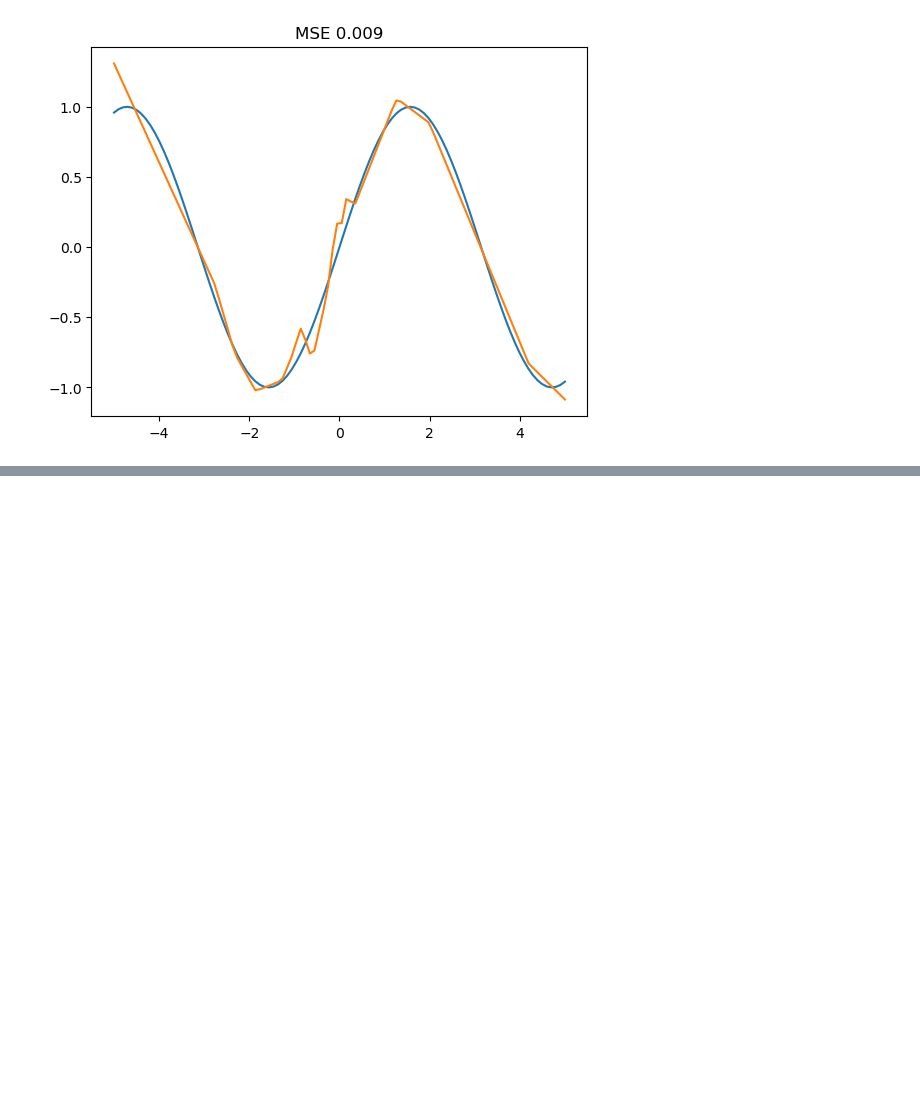
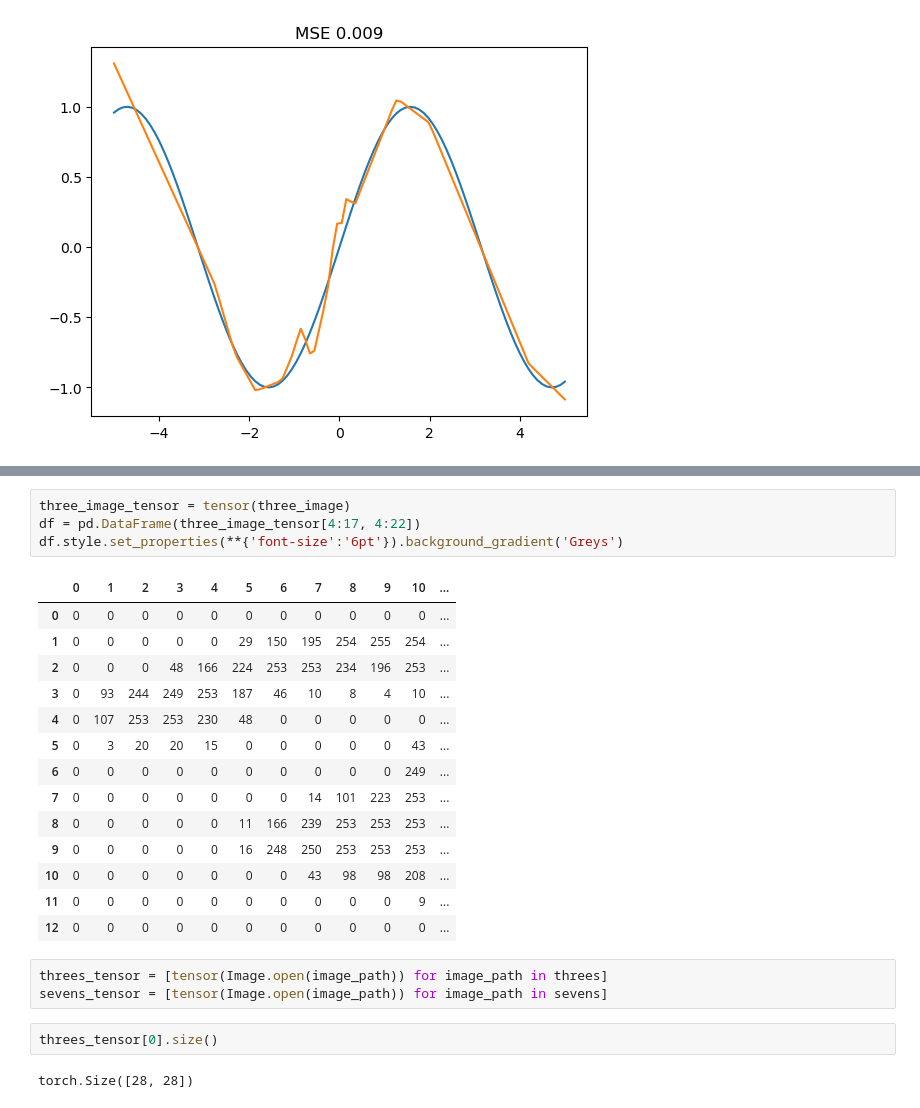
Before and after one commit to Daynil/course22, a Jupyter notebook: 04-experiments.ipynb, the cells around one changed output, grey strips where cells are left out. Cells and saved outputs as stored; diff of their text form; blank space fills up the shorter version.

```diff
--- a/04-experiments.ipynb
+++ b/04-experiments.ipynb
@@ -519,0 +567,26 @@ tensor(0.0098, grad_fn=<MeanBackward0>)
+# %%
+three_image_tensor = tensor(three_image)
+df = pd.DataFrame(three_image_tensor[4:17, 4:22])
+df.style.set_properties(**{'font-size':'6pt'}).background_gradient('Greys')
+# %% [output]
+|  | 0 | 1 | 2 | 3 | 4 | 5 | 6 | 7 | 8 | 9 | 10 | ... |
+| 0 | 0 | 0 | 0 | 0 | 0 | 0 | 0 | 0 | 0 | 0 | 0 | ... |
+| 1 | 0 | 0 | 0 | 0 | 0 | 29 | 150 | 195 | 254 | 255 | 254 | ... |
+| 2 | 0 | 0 | 0 | 48 | 166 | 224 | 253 | 253 | 234 | 196 | 253 | ... |
+| 3 | 0 | 93 | 244 | 249 | 253 | 187 | 46 | 10 | 8 | 4 | 10 | ... |
+| 4 | 0 | 107 | 253 | 253 | 230 | 48 | 0 | 0 | 0 | 0 | 0 | ... |
+| 5 | 0 | 3 | 20 | 20 | 15 | 0 | 0 | 0 | 0 | 0 | 43 | ... |
+| 6 | 0 | 0 | 0 | 0 | 0 | 0 | 0 | 0 | 0 | 0 | 249 | ... |
+| 7 | 0 | 0 | 0 | 0 | 0 | 0 | 0 | 14 | 101 | 223 | 253 | ... |
+| 8 | 0 | 0 | 0 | 0 | 0 | 11 | 166 | 239 | 253 | 253 | 253 | ... |
+| 9 | 0 | 0 | 0 | 0 | 0 | 16 | 248 | 250 | 253 | 253 | 253 | ... |
+| 10 | 0 | 0 | 0 | 0 | 0 | 0 | 0 | 43 | 98 | 98 | 208 | ... |
+| 11 | 0 | 0 | 0 | 0 | 0 | 0 | 0 | 0 | 0 | 0 | 9 | ... |
+| 12 | 0 | 0 | 0 | 0 | 0 | 0 | 0 | 0 | 0 | 0 | 0 | ... |
+# %%
+threes_tensor = [tensor(Image.open(image_path)) for image_path in threes]
+sevens_tensor = [tensor(Image.open(image_path)) for image_path in sevens]
+# %%
+threes_tensor[0].size()
+# %% [output]
+torch.Size([28, 28])
```
Also changed, not shown: parts of 29 cells of this notebook.
